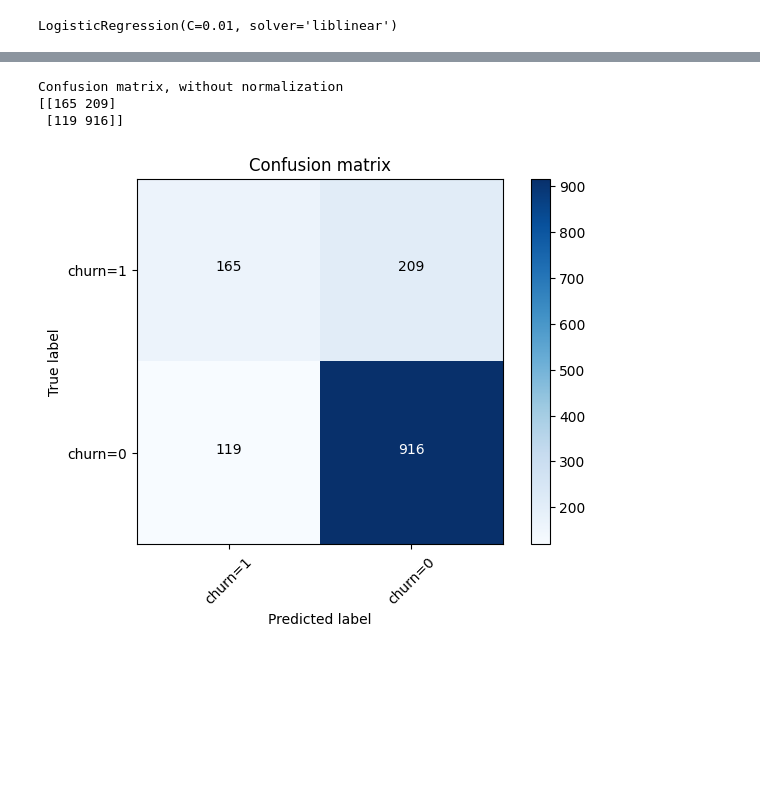
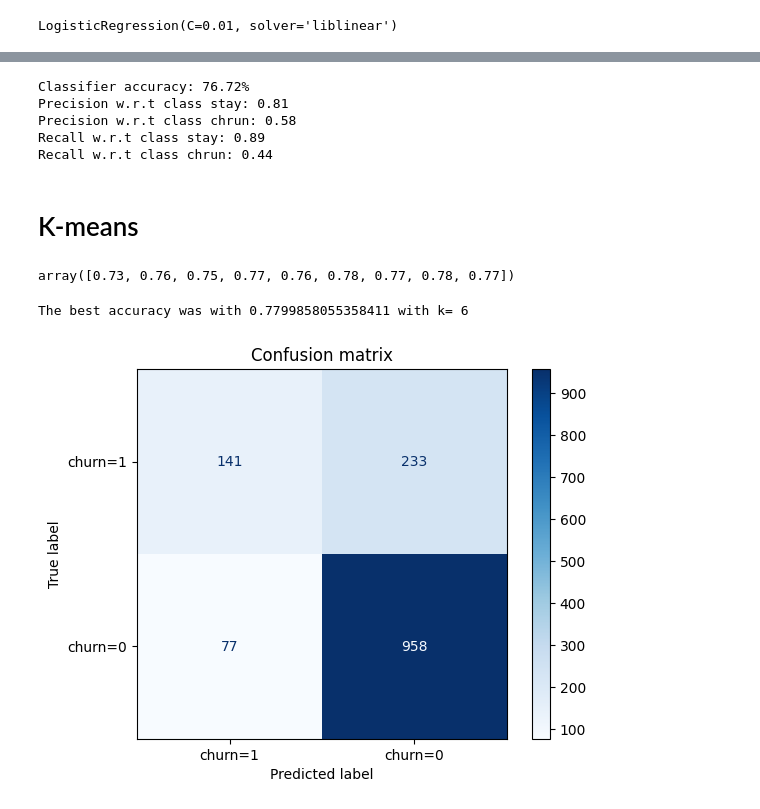
Before and after one commit to MrzAhmadi/Telco-Customer-Churn, a Jupyter notebook: notebook.ipynb, the cells around one changed output, grey strips where cells are left out. Cells and saved outputs as stored; diff of their text form; code cells hidden in the pictures; blank space fills up the shorter version.

```diff
--- a/notebook.ipynb
+++ b/notebook.ipynb
@@ -184,8 +186,8 @@ pca_ds.head()
 # %%
 from sklearn.model_selection import train_test_split
-X_train, X_test, y_train, y_test = train_test_split( pca_ds, ds['Churn'], test_size=0.2, random_state=4)
+X_train, x_test, y_train, y_test = train_test_split(pca_ds, ds['Churn'], test_size=0.2, random_state=4)
 print ('Train set:', X_train.shape,  y_train.shape)
-print ('Test set:', X_test.shape,  y_test.shape)
+print ('Test set:', x_test.shape,  y_test.shape)
 # %% [output]
 Train set: (5634, 3) (5634,)
 Test set: (1409, 3) (1409,)
@@ -259,0 +201,2 @@ print(confusion_matrix(y_test, yhat, labels=[1,0]))
+# %%
+y_predict = LR.predict(x_test)
@@ -260,15 +217,62 @@ print(confusion_matrix(y_test, yhat, labels=[1,0]))
+# %%
+from sklearn.metrics import accuracy_score, precision_score, recall_score
+accuracy = accuracy_score(y_test, y_predict)
+precision_stay = precision_score(y_test, y_predict, pos_label=0)
+precision_churn = precision_score(y_test, y_predict, pos_label=1)
+recall_stay = recall_score(y_test, y_predict, pos_label=0)
+recall_churn = recall_score(y_test, y_predict, pos_label=1)
+
+print('Classifier accuracy: ' + "{0:.2f}".format(accuracy*100) + '%')
+print('Precision w.r.t class stay: ' + "{0:.2f}".format(precision_stay))
+print('Precision w.r.t class chrun: ' + "{0:.2f}".format(precision_churn))
+print('Recall w.r.t class stay: ' + "{0:.2f}".format(recall_stay))
+print('Recall w.r.t class chrun: ' + "{0:.2f}".format(recall_churn))
+# %% [output]
+Classifier accuracy: 76.72%
+Precision w.r.t class stay: 0.81
+Precision w.r.t class chrun: 0.58
+Recall w.r.t class stay: 0.89
+Recall w.r.t class chrun: 0.44
+# %% [markdown]
+# K-means
+# %%
+from sklearn.neighbors import KNeighborsClassifier
+from sklearn import metrics
+
+Ks = 10
+mean_acc = np.zeros((Ks-1))
+std_acc = np.zeros((Ks-1))
+
+for n in range(1,Ks):
+
+    #Train Model and Predict
+    neigh = KNeighborsClassifier(n_neighbors = n).fit(X_train,y_train)
+    y_predict=neigh.predict(x_test)
+    mean_acc[n-1] = metrics.accuracy_score(y_test, y_predict)
+    std_acc[n-1]=np.std(y_predict==y_test)/np.sqrt(y_predict.shape[0])
+
+mean_acc
+# %% [output]
+array([0.73, 0.76, 0.75, 0.77, 0.76, 0.78, 0.77, 0.78, 0.77])
+# %%
+print( "The best accuracy was with", mean_acc.max(), "with k=", mean_acc.argmax()+1)
+# %% [output]
+The best accuracy was with 0.7799858055358411 with k= 6
+# %%
+neigh = KNeighborsClassifier(n_neighbors = mean_acc.argmax()+1).fit(X_train,y_train)
+y_predict=neigh.predict(x_test)
+mean_acc[n-1] = metrics.accuracy_score(y_test, y_predict)
+std_acc[n-1]=np.std(y_predict==y_test)/np.sqrt(y_predict.shape[0])
 # %%
 import numpy as np
-# Compute confusion matrix
-cnf_matrix = confusion_matrix(y_test, yhat, labels=[1,0])
+import matplotlib.pyplot as plt
+
+cnf_matrix = confusion_matrix(y_test, y_predict, labels=[1, 0])
 np.set_printoptions(precision=2)
 
-
-# Plot non-normalized confusion matrix
-plt.figure()
-plot_confusion_matrix(cnf_matrix, classes=['churn=1','churn=0'],normalize= False,  title='Confusion matrix')
+disp = ConfusionMatrixDisplay(confusion_matrix=cnf_matrix, display_labels=['churn=1', 'churn=0'])
+disp.plot(cmap=plt.cm.Blues)
+plt.title('Confusion matrix')
+plt.show()
 # %% [output]
-Confusion matrix, without normalization
-[[165 209]
- [119 916]]
-[figure, old version]
+[figure, new version]
```
Also changed, not shown: parts of 13 cells of this notebook.
